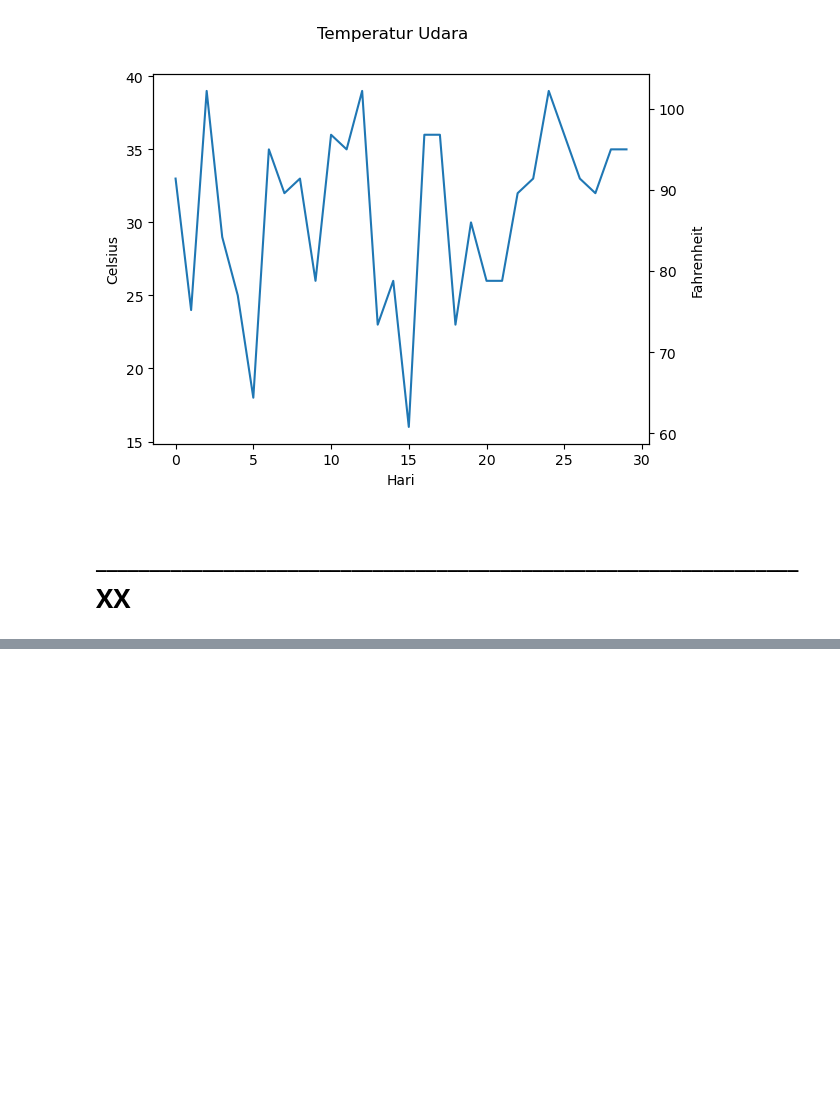
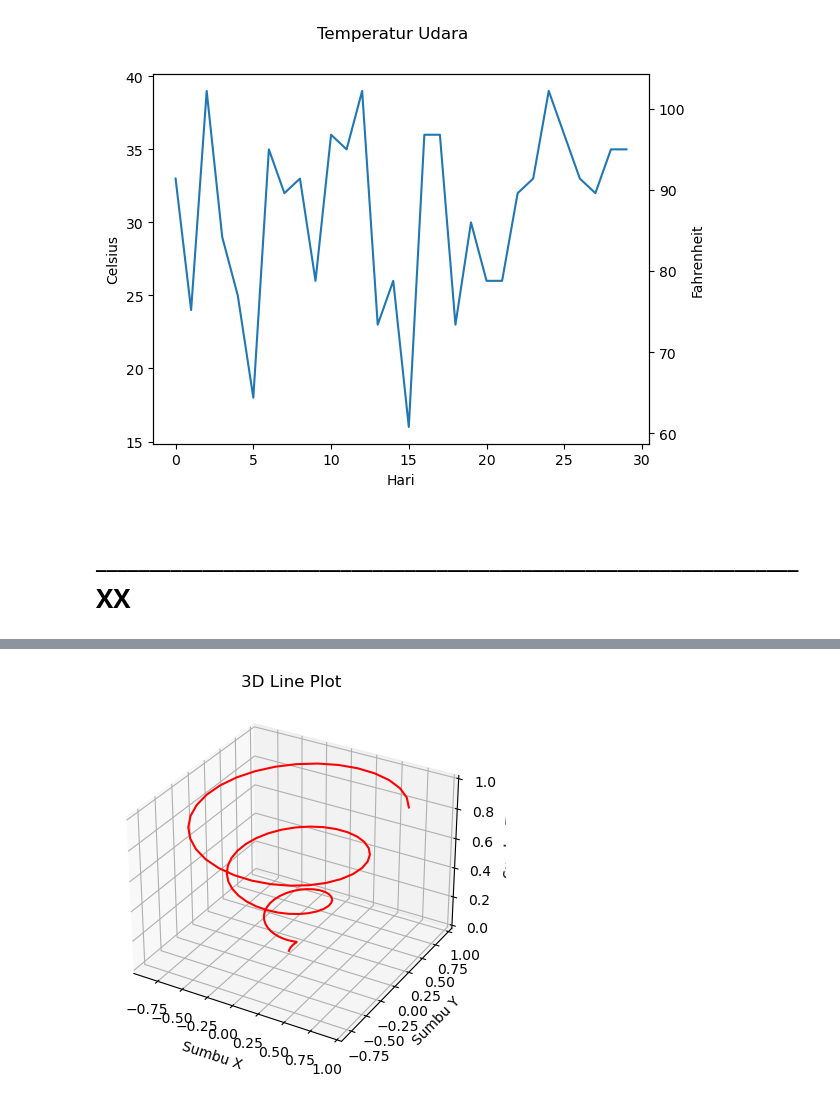
Before and after one commit to Edy-Mochamad/Learn-visualization-data, a Jupyter notebook: pengenalan-Matplotlib.ipynb, the cells around one changed output, grey strips where cells are left out. Saved outputs shown, nothing was run; the diff lists cells and outputs as text; code cells hidden in the pictures; blank space fills up the shorter version.

```diff
--- a/pengenalan-Matplotlib.ipynb
+++ b/pengenalan-Matplotlib.ipynb
@@ -1123,0 +1137,20 @@ plt.show()
+# %%
+z = np.linspace(0, 1, 100)
+x = z * np.sin(20 * z)
+y = z * np.cos(20 * z)
+# %%
+fig = plt.figure()
+ax = plt.axes(projection = '3d')
+
+ax.plot(x, y, z, color = 'r')
+
+ax.set(
+    title = '3D Line Plot',
+    xlabel = 'Sumbu X',
+    ylabel = 'Sumbu Y',
+    zlabel = 'Sumbu Z'
+)
+
+plt.show()
+# %% [output]
+[figure, added]
```
Also changed, not shown: parts of 4 cells of this notebook.
